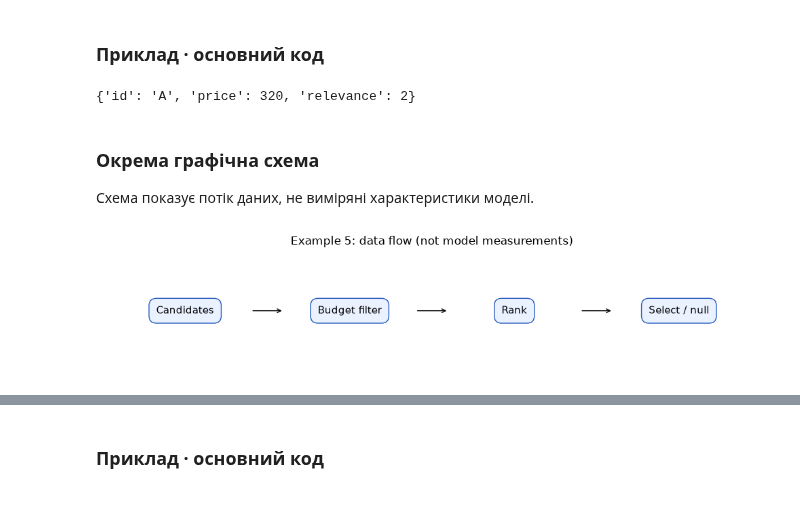
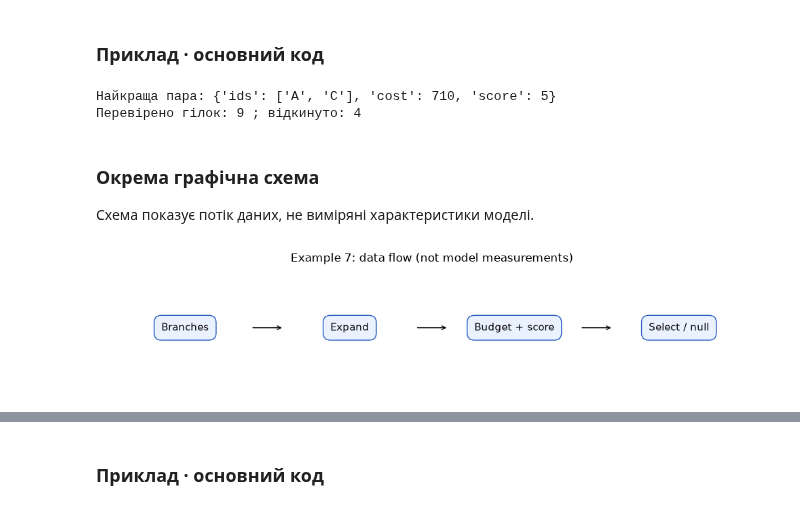
Before and after one commit to aabuiluk/python61_ai, a Jupyter notebook: PythonAI_Author_Lesson39_Lesson40.ipynb, the cells around one changed output, grey strips where cells are left out. Cells and saved outputs as stored; diff of their text form; code cells hidden in the pictures.

```diff
--- a/PythonAI_Author_Lesson39_Lesson40.ipynb
+++ b/PythonAI_Author_Lesson39_Lesson40.ipynb
@@ -225,0 +342,15 @@ plt.show()
+# %%
+import matplotlib.pyplot as plt
+fig, ax = plt.subplots(figsize=(10, 2.3))
+ax.set_xlim(0, 4)
+ax.set_ylim(0, 1)
+ax.axis('off')
+labels = ['Zero-shot', 'Examples', 'Few-shot', 'Same test']
+for j, label in enumerate(labels):
+    ax.text(j+0.5, 0.5, label, ha='center', va='center', fontsize=11,
+            bbox=dict(boxstyle='round,pad=0.7', facecolor='#eaf1ff', edgecolor='#2459be'))
+    if j < 3:
+        ax.annotate('', xy=(j+1.1,0.5), xytext=(j+0.9,0.5), arrowprops=dict(arrowstyle='->'))
+ax.set_title('Example 3: data flow (not model measurements)')
+fig.tight_layout()
+plt.show()
@@ -288,0 +517,15 @@ plt.show()
+# %%
+import matplotlib.pyplot as plt
+fig, ax = plt.subplots(figsize=(10, 2.3))
+ax.set_xlim(0, 4)
+ax.set_ylim(0, 1)
+ax.axis('off')
+labels = ['New attempts', 'Normalize', 'Vote / tie', 'External check']
+for j, label in enumerate(labels):
+    ax.text(j+0.5, 0.5, label, ha='center', va='center', fontsize=11,
+            bbox=dict(boxstyle='round,pad=0.7', facecolor='#eaf1ff', edgecolor='#2459be'))
+    if j < 3:
+        ax.annotate('', xy=(j+1.1,0.5), xytext=(j+0.9,0.5), arrowprops=dict(arrowstyle='->'))
+ax.set_title('Example 5: data flow (not model measurements)')
+fig.tight_layout()
+plt.show()
@@ -373,12 +680,28 @@ Tree of Thoughts (ToT) досліджує кілька можливих прод
 # %% [markdown]
 ### Приклад · основний код
-# %%
-options = [{"id":"A","price":320,"relevance":2}, {"id":"B","price":450,"relevance":3}]
-feasible = [x for x in options if x["price"] <= 400]
-best = sorted(feasible, key=lambda x:(-x["relevance"], x["price"], x["id"]))[0] if feasible else None
-print(best)
-# %% [output]
-{'id': 'A', 'price': 320, 'relevance': 2}
+# %%
+# Два рівні пошуку: перша книга -> друга книга; оцінка після кожного розширення.
+pool = [{"id":"A","price":320,"score":2}, {"id":"B","price":450,"score":5}, {"id":"C","price":390,"score":3}]
+frontier = [{"ids":[],"cost":0,"score":0}]
+trace = []
+for depth in (1,2):
+    expanded = []
+    for node in frontier:
+        for item in pool:
+            if item["id"] in node["ids"]:
+                continue
+            child = {"ids":node["ids"]+[item["id"]],"cost":node["cost"]+item["price"],"score":node["score"]+item["score"]}
+            accepted = child["cost"] <= 750
+            trace.append({"depth":depth,**child,"accepted":accepted})
+            if accepted:
+                expanded.append(child)
+    frontier = expanded  # зберігаємо всі допустимі гілки, без жадібного обрізання
+best = min(frontier,key=lambda n:(-n["score"],n["cost"],n["ids"])) if frontier else None
+print("Найкраща пара:",best)
+print("Перевірено гілок:",len(trace),"; відкинуто:",sum(not x["accepted"] for x in trace))
+# %% [output]
+Найкраща пара: {'ids': ['A', 'C'], 'cost': 710, 'score': 5}
+Перевірено гілок: 9 ; відкинуто: 4
 # %% [markdown]
 ### Окрема графічна схема
 
@@ -386,17 +709,17 @@ print(best)
 # %%
 import matplotlib.pyplot as plt
 fig, ax = plt.subplots(figsize=(10, 2.3))
 ax.set_xlim(0, 4)
 ax.set_ylim(0, 1)
 ax.axis('off')
-labels = ['Candidates', 'Budget filter', 'Rank', 'Select / null']
+labels = ['Branches', 'Expand', 'Budget + score', 'Select / null']
 for j, label in enumerate(labels):
     ax.text(j+0.5, 0.5, label, ha='center', va='center', fontsize=11,
             bbox=dict(boxstyle='round,pad=0.7', facecolor='#eaf1ff', edgecolor='#2459be'))
     if j < 3:
         ax.annotate('', xy=(j+1.1,0.5), xytext=(j+0.9,0.5), arrowprops=dict(arrowstyle='->'))
-ax.set_title('Example 5: data flow (not model measurements)')
+ax.set_title('Example 7: data flow (not model measurements)')
 fig.tight_layout()
 plt.show()
 # %% [output]
-[figure, old version]
+[figure, new version]
```
Also changed, not shown: parts of 98 cells of this notebook, 52 other files.
